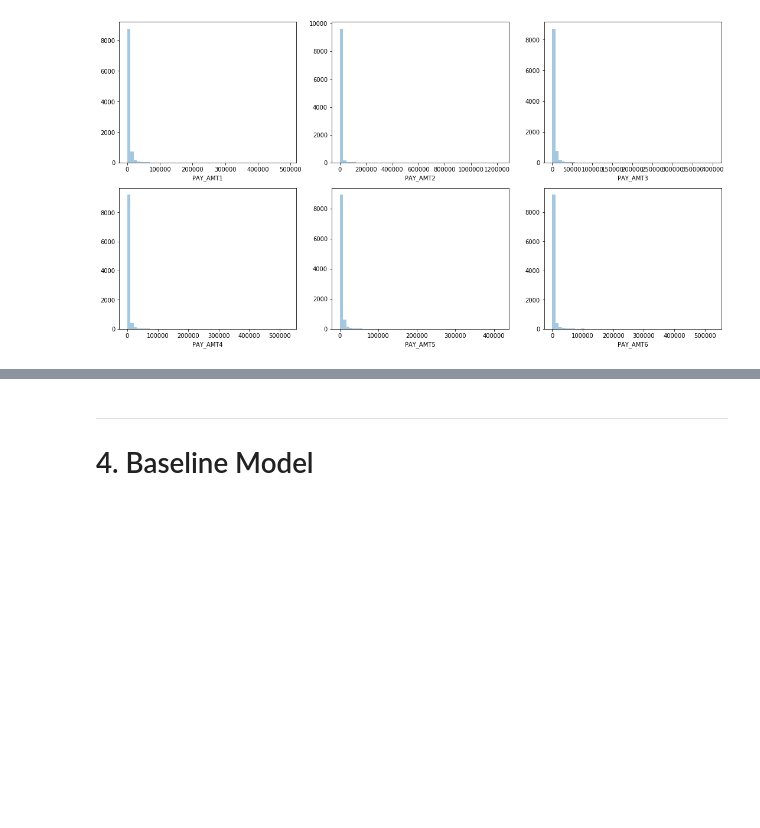
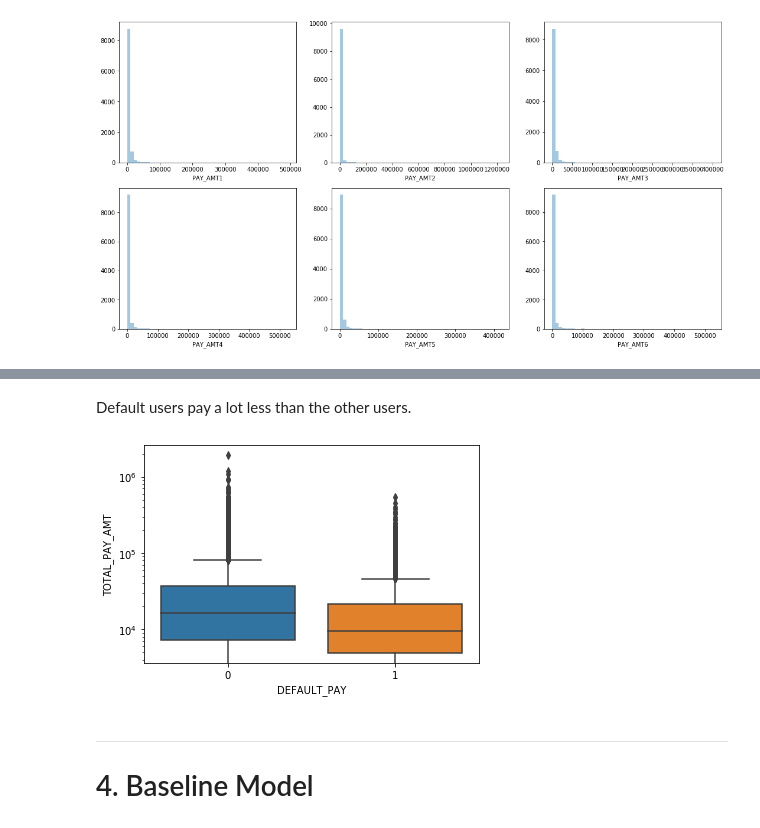
Before and after one commit to yickminglee/Reap-DS-challenge, a Jupyter notebook: Exploratory Data Analysis.ipynb, the cells around one changed output, grey strips where cells are left out. Drawn from its saved outputs; the diff is of its cells as text; code cells hidden in the pictures; blank space fills up the shorter version.

```diff
--- a/Exploratory Data Analysis.ipynb
+++ b/Exploratory Data Analysis.ipynb
@@ -475,3 +523,15 @@ monthly_plot(df_explore, 'PAY_AMT')
+# %% [markdown]
+Default users pay a lot less than the other users.
+# %%
+select_cols = ['PAY_AMT'+str(i) for i in range(1,7)]
+TOTAL_PAY_AMT = df_explore[select_cols].sum(axis=1)
+
+df_temp = pd.DataFrame({'TOTAL_PAY_AMT': TOTAL_PAY_AMT,'DEFAULT_PAY':df_explore['DEFAULT_PAY']})
+
+ax = sns.boxplot(x="DEFAULT_PAY", y="TOTAL_PAY_AMT", data=df_temp)
+ax.set_yscale("log")
+# %% [output]
+[figure, added]
 # %% [markdown]
 ---
 # 4. Baseline Model
```
Also changed, not shown: parts of 77 cells of this notebook, 1 other file.
